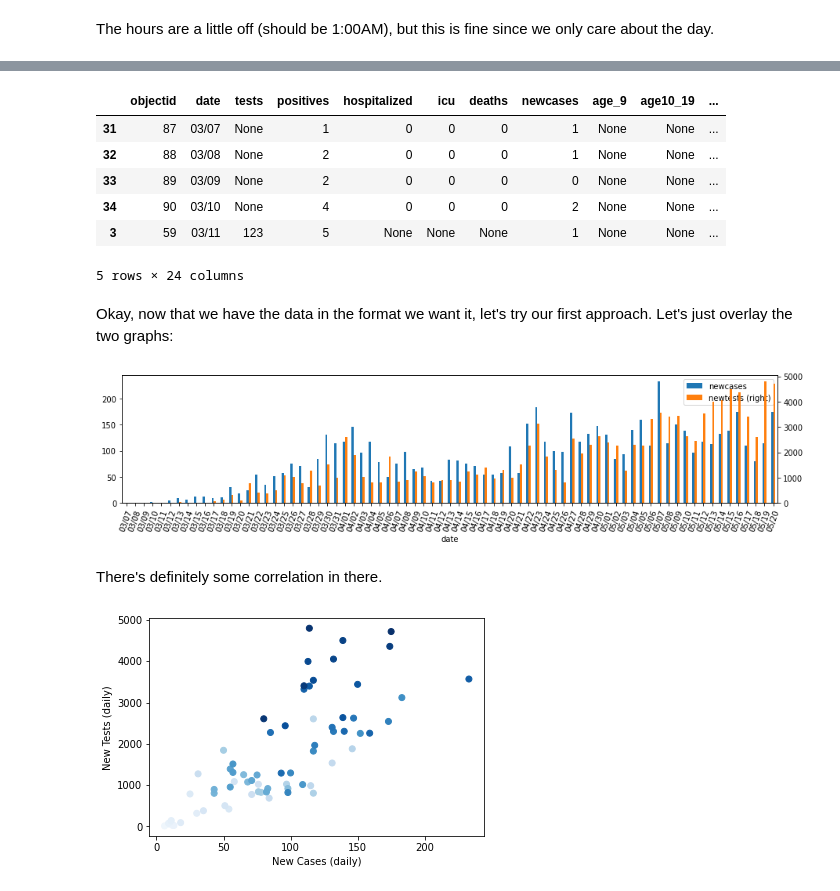
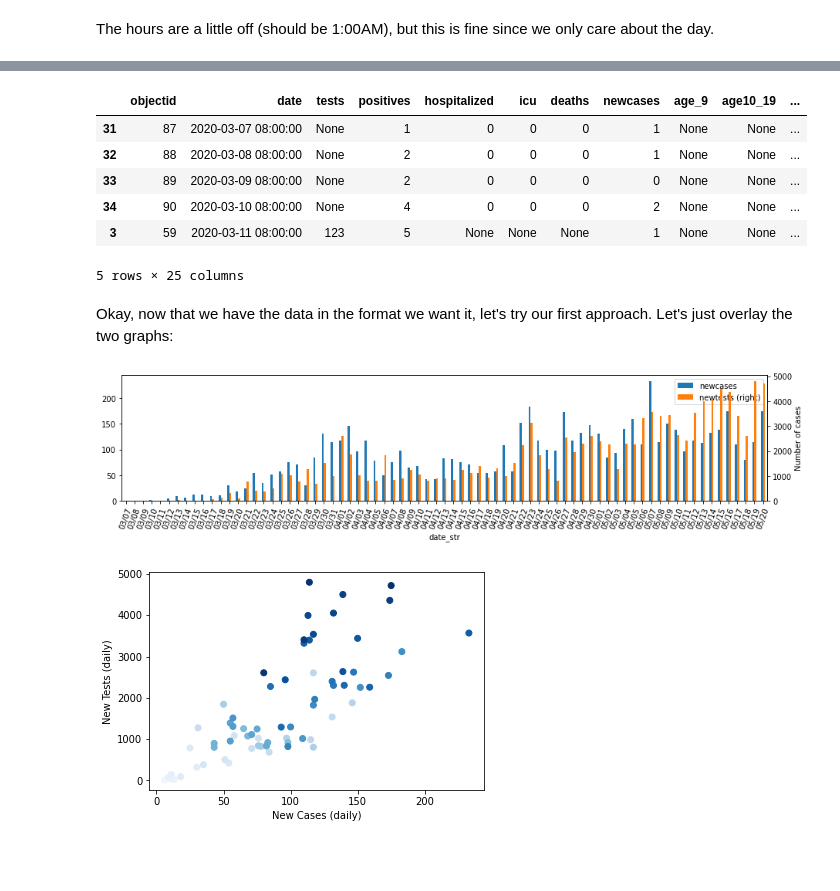
Before and after one commit to AndrewJWashington/covid_san_diego, a Jupyter notebook: new_cases_and_tests.ipynb, the cells around one changed output, grey strips where cells are left out. Drawn from its saved outputs; the diff is of its cells as text; code cells hidden in the pictures; blank space fills up the shorter version.

Commit message:
started estimation of actual cases

```diff
--- a/new_cases_and_tests.ipynb
+++ b/new_cases_and_tests.ipynb
@@ -73,5 +74,5 @@ datetime.datetime(2020, 5, 20, 8, 0)
 The hours are a little off (should be 1:00AM), but this is fine since we only care about the day.
 # %%
 df['date'] = df['date'].apply(lambda x: datetime.datetime(1970, 1, 1) + datetime.timedelta(seconds=(x/1000)))
-df['date'] = df['date'].dt.strftime('%m/%d')
+df['date_str'] = df['date'].dt.strftime('%m/%d')
 df.sort_values('date', inplace=True)
@@ -77,0 +81,2 @@ df.sort_values('date', inplace=True)
+# %%
+df['deaths_today'] = df['deaths'] - df.shift(periods=1)['deaths']
@@ -79,20 +88,20 @@ df.sort_values('date', inplace=True)
 df.head()
 # %% [output]
 |  | objectid | date | tests | positives | hospitalized | icu | deaths | newcases | age_9 | age10_19 | ... |
-| 31 | 87 | 03/07 | None | 1 | 0 | 0 | 0 | 1 | None | None | ... |
-| 32 | 88 | 03/08 | None | 2 | 0 | 0 | 0 | 1 | None | None | ... |
-| 33 | 89 | 03/09 | None | 2 | 0 | 0 | 0 | 0 | None | None | ... |
-| 34 | 90 | 03/10 | None | 4 | 0 | 0 | 0 | 2 | None | None | ... |
-| 3 | 59 | 03/11 | 123 | 5 | None | None | None | 1 | None | None | ... |
+| 31 | 87 | 2020-03-07 08:00:00 | None | 1 | 0 | 0 | 0 | 1 | None | None | ... |
+| 32 | 88 | 2020-03-08 08:00:00 | None | 2 | 0 | 0 | 0 | 1 | None | None | ... |
+| 33 | 89 | 2020-03-09 08:00:00 | None | 2 | 0 | 0 | 0 | 0 | None | None | ... |
+| 34 | 90 | 2020-03-10 08:00:00 | None | 4 | 0 | 0 | 0 | 2 | None | None | ... |
+| 3 | 59 | 2020-03-11 08:00:00 | 123 | 5 | None | None | None | 1 | None | None | ... |
-5 rows × 24 columns
+5 rows × 25 columns
 # %% [markdown]
 Okay, now that we have the data in the format we want it, let's try our first approach. Let's just overlay the two graphs:
 # %%
-df.set_index('date')[['newcases', 'newtests']].plot.bar(figsize=figsize, secondary_y= 'newtests', rot=70);
+df.set_index('date_str')[['newcases', 'newtests']].plot.bar(figsize=figsize, secondary_y= 'newtests', rot=70)
+plt.ylabel('Number of cases')
+plt.xlabel('Date');
 # %% [output]
-[figure, old version]
+[figure, new version]
-# %% [markdown]
-There's definitely some correlation in there.
 # %%
 plt.scatter(df['newcases'].values, df['newtests'].values, c=df['objectid']/df['objectid'].max(), cmap='Blues')
 plt.ylabel('New Tests (daily)')
```
Also changed, not shown: parts of 16 cells of this notebook.
